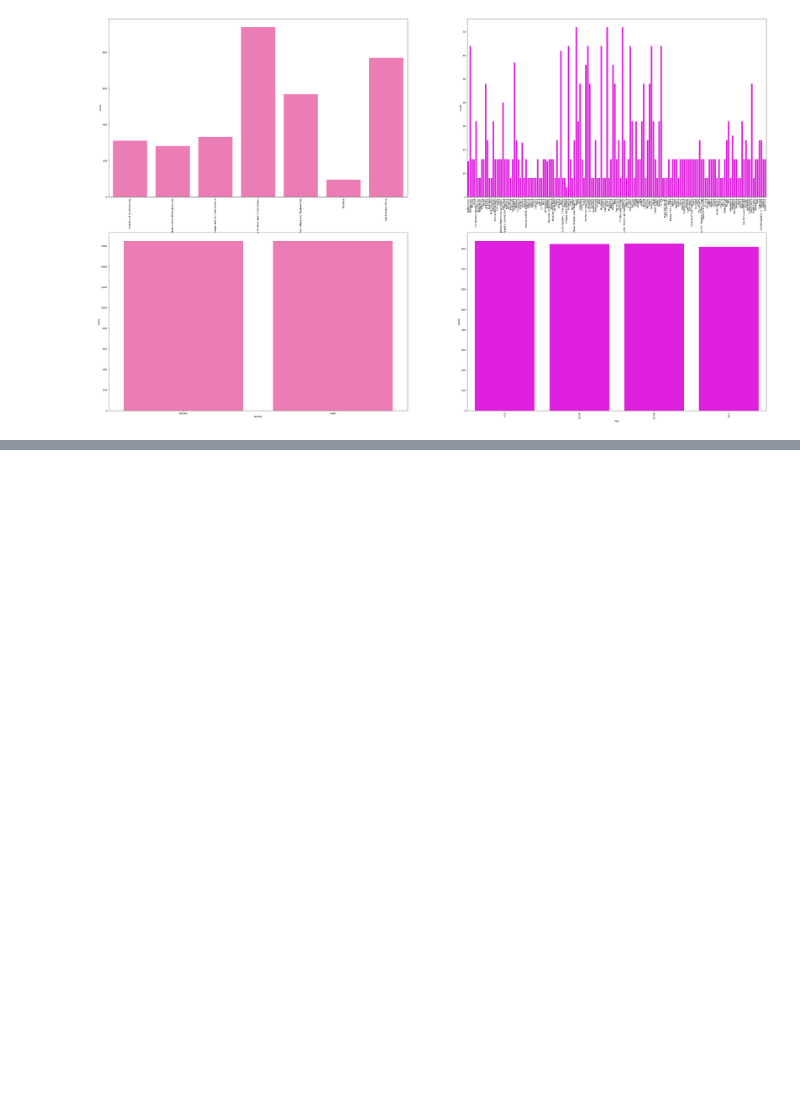
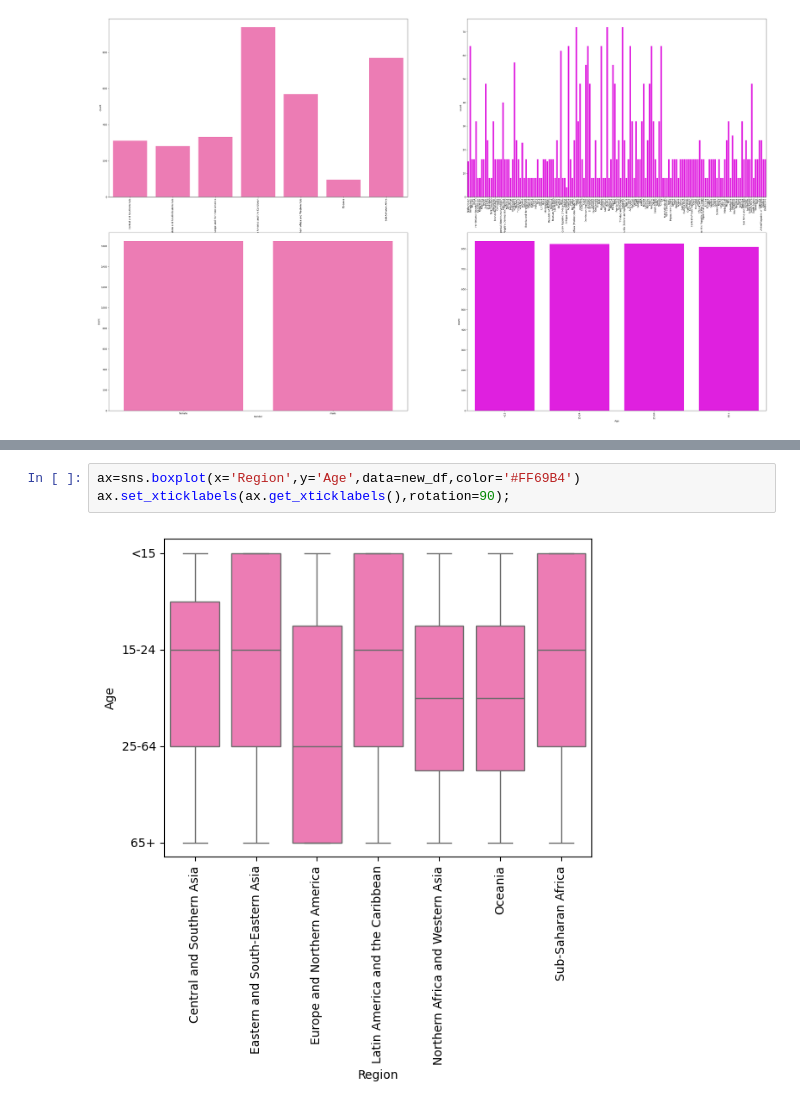
Before and after one commit to abeeraz379/literacy-rates-updated, a Jupyter notebook: literacy_rates_updated.ipynb, the cells around one changed output, grey strips where cells are left out. Saved outputs shown, nothing was run; the diff lists cells and outputs as text; blank space fills up the shorter version.

```diff
--- a/literacy_rates_updated.ipynb
+++ b/literacy_rates_updated.ipynb
@@ -245,0 +237,5 @@ sns.barplot()
+# %%
+ax=sns.boxplot(x='Region',y='Age',data=new_df,color='#FF69B4')
+ax.set_xticklabels(ax.get_xticklabels(),rotation=90);
+# %% [output]
+[figure, added]
```
Also changed, not shown: parts of 4 cells of this notebook.
